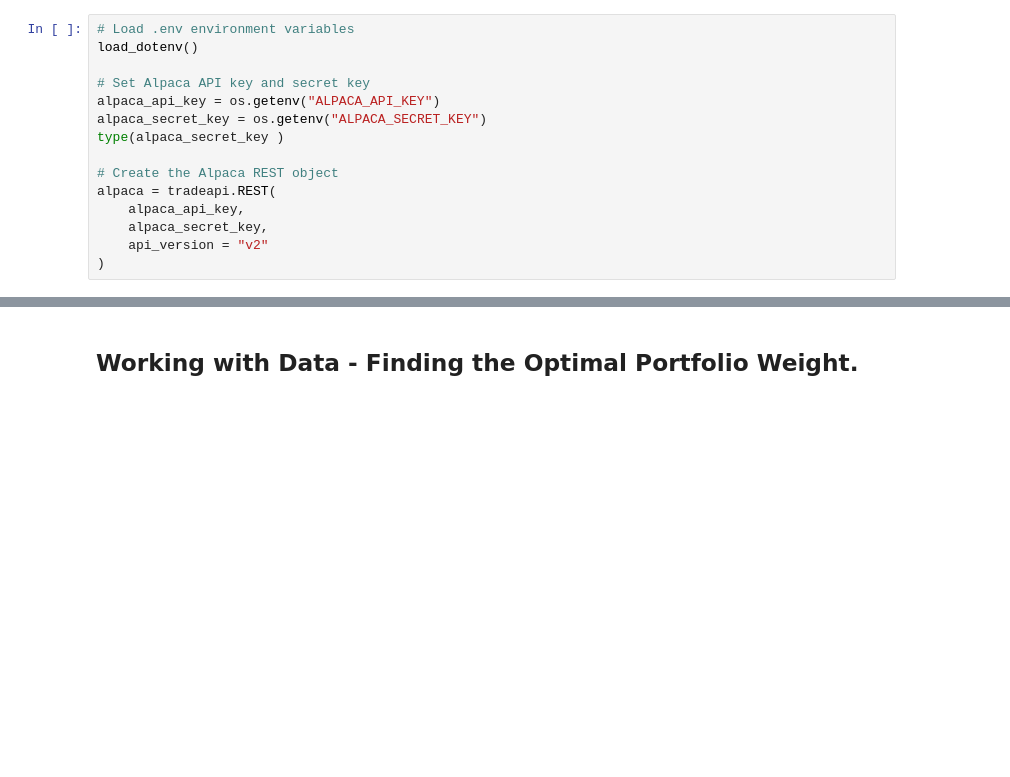
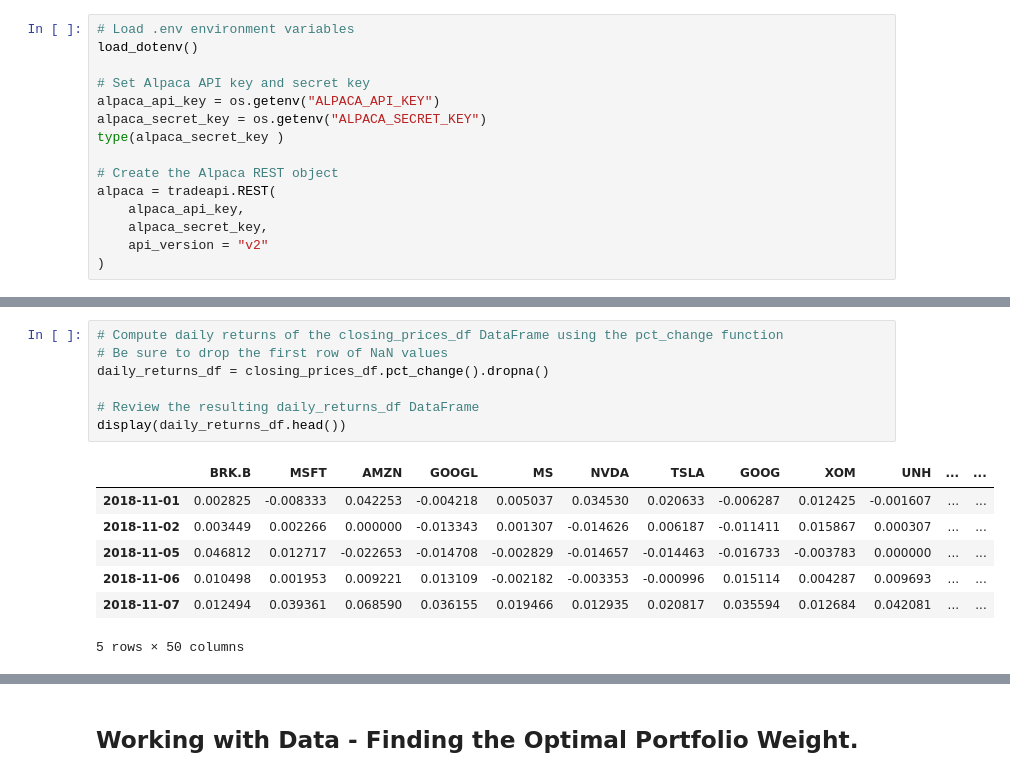
Before and after one commit to najibabounasr/Project_1_Portfolio_Curator-, a Jupyter notebook: portfolio_curator.ipynb, the cells around one changed output, grey strips where cells are left out. Drawn from its saved outputs; the diff is of its cells as text; blank space fills up the shorter version.

```diff
--- a/portfolio_curator.ipynb
+++ b/portfolio_curator.ipynb
@@ -245,3 +389,18 @@ prices_df.head()
+# %%
+# Compute daily returns of the closing_prices_df DataFrame using the pct_change function
+# Be sure to drop the first row of NaN values
+daily_returns_df = closing_prices_df.pct_change().dropna()
+
+# Review the resulting daily_returns_df DataFrame
+display(daily_returns_df.head())
+# %% [output]
+|  | BRK.B | MSFT | AMZN | GOOGL | MS | NVDA | TSLA | GOOG | XOM | UNH | ... | ... |
+| 2018-11-01 | 0.002825 | -0.008333 | 0.042253 | -0.004218 | 0.005037 | 0.034530 | 0.020633 | -0.006287 | 0.012425 | -0.001607 | ... | ... |
+| 2018-11-02 | 0.003449 | 0.002266 | 0.000000 | -0.013343 | 0.001307 | -0.014626 | 0.006187 | -0.011411 | 0.015867 | 0.000307 | ... | ... |
+| 2018-11-05 | 0.046812 | 0.012717 | -0.022653 | -0.014708 | -0.002829 | -0.014657 | -0.014463 | -0.016733 | -0.003783 | 0.000000 | ... | ... |
+| 2018-11-06 | 0.010498 | 0.001953 | 0.009221 | 0.013109 | -0.002182 | -0.003353 | -0.000996 | 0.015114 | 0.004287 | 0.009693 | ... | ... |
+| 2018-11-07 | 0.012494 | 0.039361 | 0.068590 | 0.036155 | 0.019466 | 0.012935 | 0.020817 | 0.035594 | 0.012684 | 0.042081 | ... | ... |
+5 rows × 50 columns
 # %%
 # Using a for loop, for every ticker in the tickers list,
 # Select the close price for each ticker in the prices_df Dataframe
```
Also changed, not shown: parts of 41 cells of this notebook, 7 other files.
